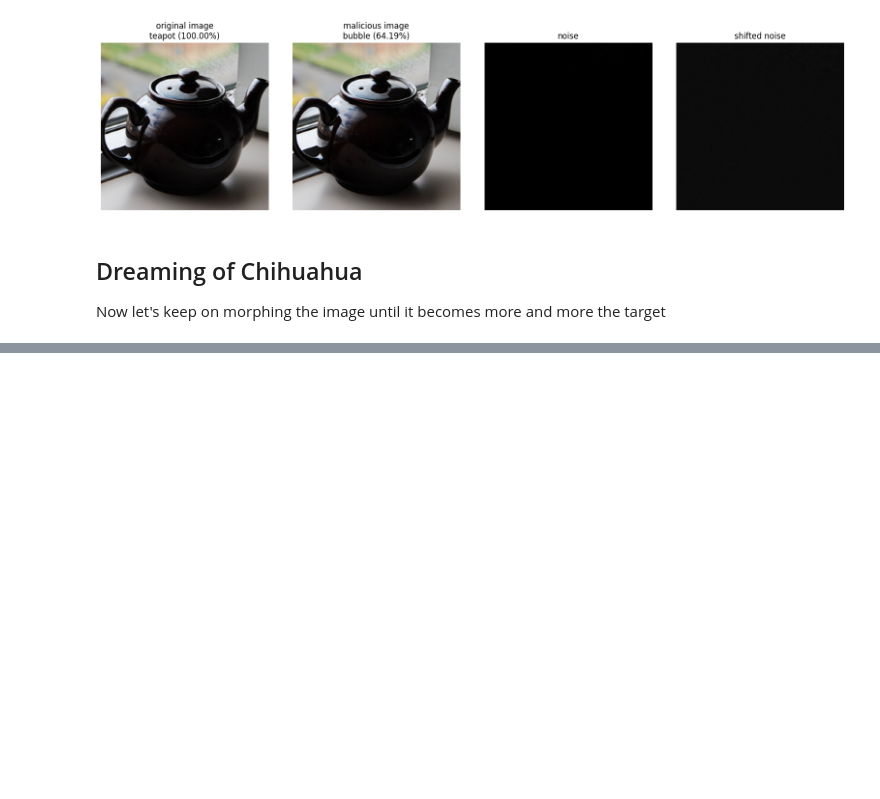
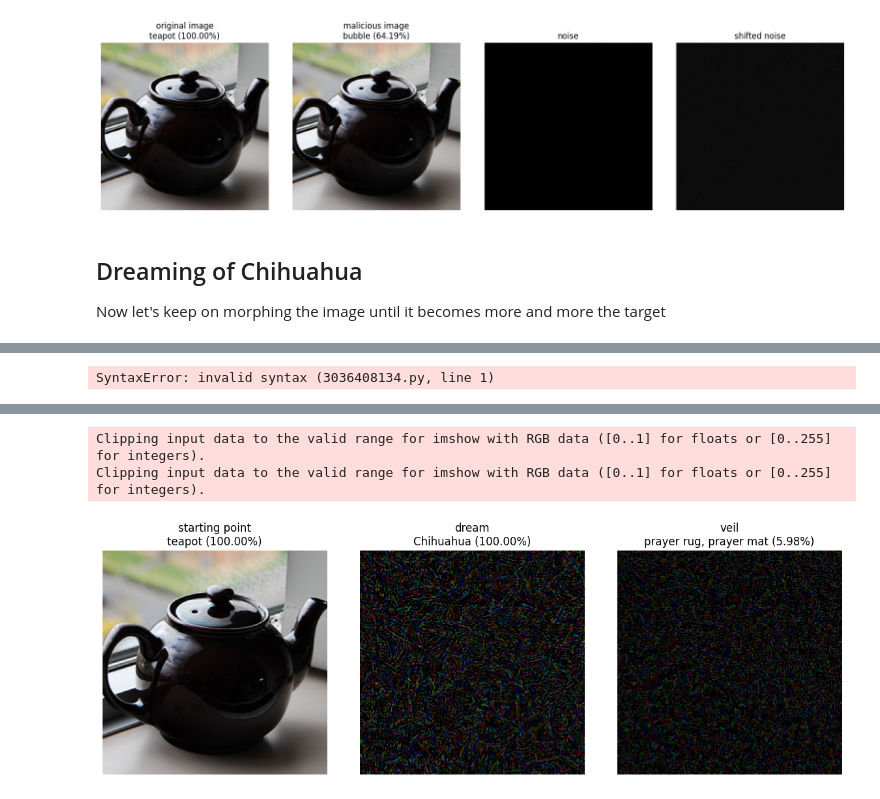
Before and after one commit to peluche/mimic, a Jupyter notebook: teapot.ipynb, the cells around one changed output, grey strips where cells are left out. Cells and saved outputs as stored; diff of their text form; code cells hidden in the pictures; blank space fills up the shorter version.

```diff
--- a/teapot.ipynb
+++ b/teapot.ipynb
@@ -244,0 +320,12 @@ Now let's keep on morphing the image until it becomes more and more the target
+# %%
+m.resnet.encoder.stages[3].layers[0].layer[1].
+# %% [output]
+SyntaxError: invalid syntax (3036408134.py, line 1)
+# %%
+# dream on - aerosmith
+dream, veil = deepdream(veil)
+dream, veil = dream.to('cpu'), veil.to('cpu')
+plot(teapot, labelize(teapot, 'starting point'),
+     dream, labelize(dream, 'dream'),
+     veil, labelize(veil, 'veil'))
+# %% [output]
@@ -244,0 +352,3 @@ Now let's keep on morphing the image until it becomes more and more the target
+Clipping input data to the valid range for imshow with RGB data ([0..1] for floats or [0..255] for integers).
+Clipping input data to the valid range for imshow with RGB data ([0..1] for floats or [0..255] for integers).
+[figure, added]
```
Also changed, not shown: parts of 6 cells of this notebook.
